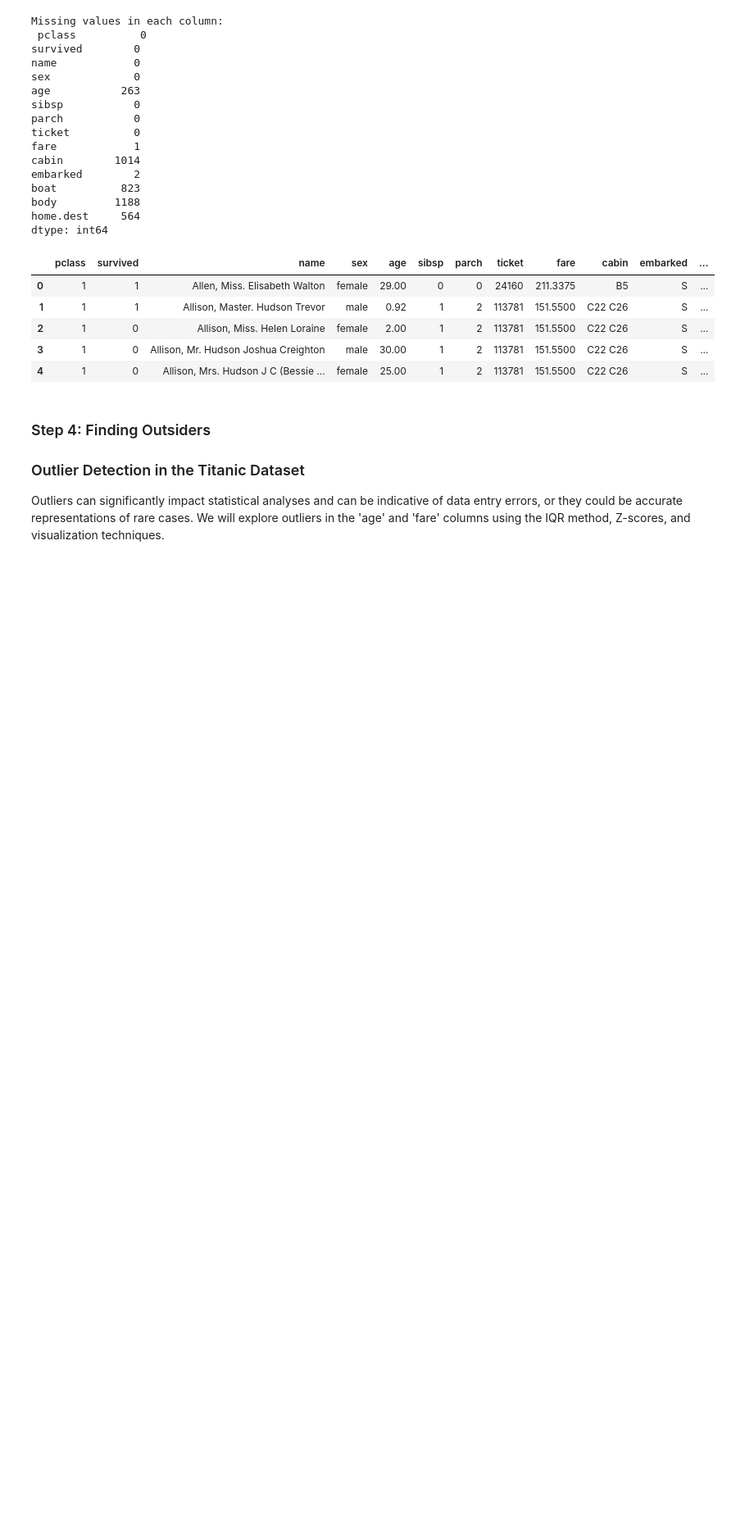
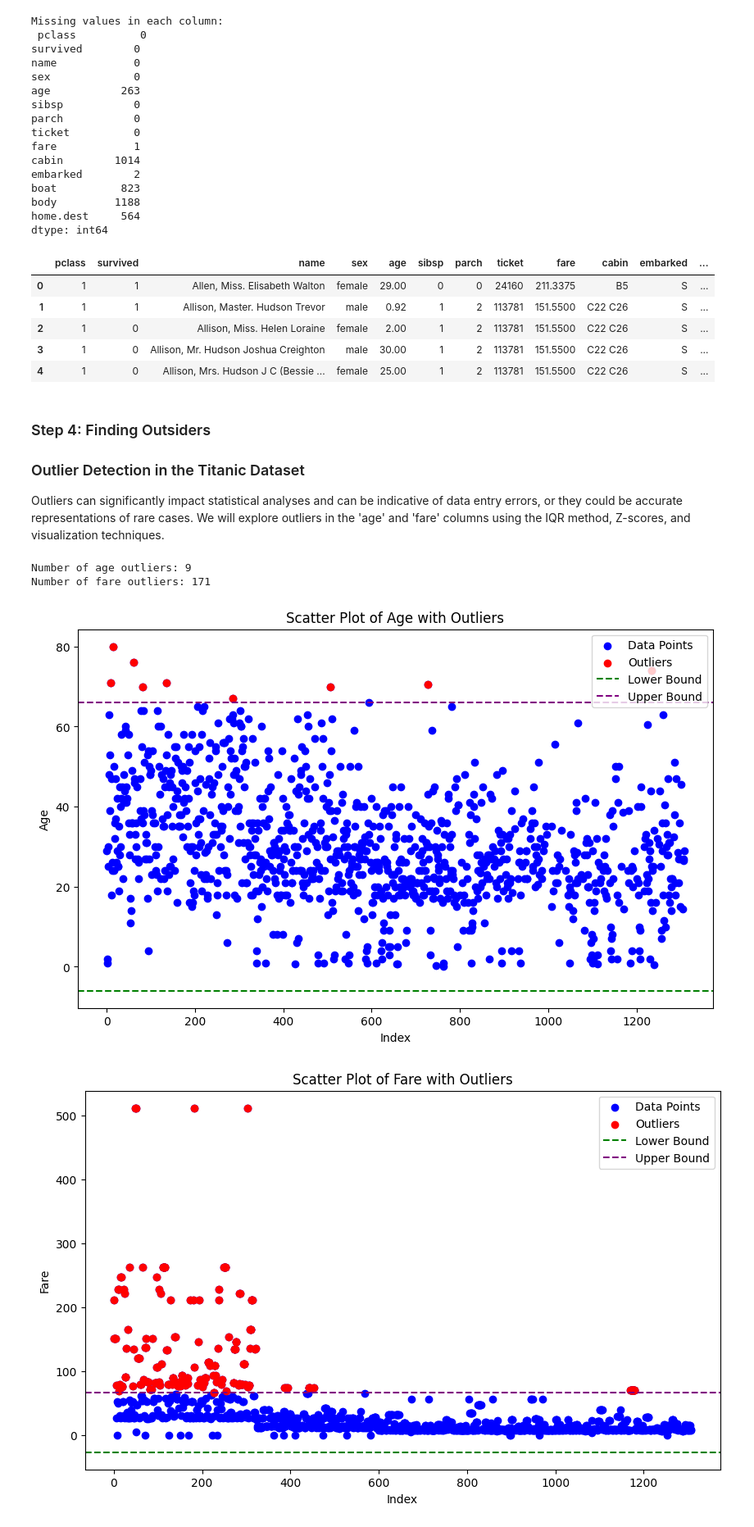
Before and after one commit to GoncaloMatias1/AI-Project_2, a Jupyter notebook: Project-2/src/titanic_analysis.ipynb, the cells around one changed output. Shown: that part at 82% size. Drawn from its saved outputs; the diff is of its cells as text; code cells hidden in the pictures; blank space fills up the shorter version.

```diff
--- a/Project-2/src/titanic_analysis.ipynb
+++ b/Project-2/src/titanic_analysis.ipynb
@@ -278,3 +277,71 @@ df.head(5)
 ### Outlier Detection in the Titanic Dataset
 
 Outliers can significantly impact statistical analyses and can be indicative of data entry errors, or they could be accurate representations of rare cases. We will explore outliers in the 'age' and 'fare' columns using the IQR method, Z-scores, and visualization techniques.
+# %%
+# Function to find outliers using the IQR method
+def find_outliers_iqr(df, column):
+    Q1 = df[column].quantile(0.25)
+    Q3 = df[column].quantile(0.75)
+    IQR = Q3 - Q1
+    lower_bound = Q1 - 1.5 * IQR
+    upper_bound = Q3 + 1.5 * IQR
+    outliers = df[(df[column] < lower_bound) | (df[column] > upper_bound)]
+    return outliers
+
+# Find outliers in 'age' and 'fare' columns
+age_outliers = find_outliers_iqr(df, 'age')
+fare_outliers = find_outliers_iqr(df, 'fare')
+
+print(f"Number of age outliers: {len(age_outliers)}")
+print(f"Number of fare outliers: {len(fare_outliers)}")
+
+# Scatter plot for age outliers
+plt.figure(figsize=(10, 6))
+plt.scatter(df.index, df['age'], color='blue', label='Data Points')
+plt.scatter(age_outliers.index, age_outliers['age'], color='red', label='Outliers')
+plt.axhline(y=df['age'].quantile(0.25) - 1.5 * (df['age'].quantile(0.75) - df['age'].quantile(0.25)), color='green', linestyle='--', label='Lower Bound')
+plt.axhline(y=df['age'].quantile(0.75) + 1.5 * (df['age'].quantile(0.75) - df['age'].quantile(0.25)), color='purple', linestyle='--', label='Upper Bound')
+plt.title('Scatter Plot of Age with Outliers')
+plt.xlabel('Index')
+plt.ylabel('Age')
+plt.legend()
+plt.show()
+
+# Scatter plot for fare outliers
+plt.figure(figsize=(10, 6))
+plt.scatter(df.index, df['fare'], color='blue', label='Data Points')
+plt.scatter(fare_outliers.index, fare_outliers['fare'], color='red', label='Outliers')
+plt.axhline(y=df['fare'].quantile(0.25) - 1.5 * (df['fare'].quantile(0.75) - df['fare'].quantile(0.25)), color='green', linestyle='--', label='Lower Bound')
+plt.axhline(y=df['fare'].quantile(0.75) + 1.5 * (df['fare'].quantile(0.75) - df['fare'].quantile(0.25)), color='purple', linestyle='--', label='Upper Bound')
+plt.title('Scatter Plot of Fare with Outliers')
+plt.xlabel('Index')
+plt.ylabel('Fare')
+plt.legend()
+plt.show()
+
+# Histogram for age with outlier thresholds
+plt.figure(figsize=(10, 6))
+plt.hist(df['age'].dropna(), bins=30, color='blue', edgecolor='black', alpha=0.7)
+plt.axvline(x=df['age'].quantile(0.25) - 1.5 * (df['age'].quantile(0.75) - df['age'].quantile(0.25)), color='green', linestyle='--', label='Lower Bound')
+plt.axvline(x=df['age'].quantile(0.75) + 1.5 * (df['age'].quantile(0.75) - df['age'].quantile(0.25)), color='purple', linestyle='--', label='Upper Bound')
+plt.title('Histogram of Age with Outlier Thresholds')
+plt.xlabel('Age')
+plt.ylabel('Count')
+plt.legend()
+plt.show()
+
+# Histogram for fare with outlier thresholds
+plt.figure(figsize=(10, 6))
+plt.hist(df['fare'], bins=30, color='blue', edgecolor='black', alpha=0.7)
+plt.axvline(x=df['fare'].quantile(0.25) - 1.5 * (df['fare'].quantile(0.75) - df['fare'].quantile(0.25)), color='green', linestyle='--', label='Lower Bound')
+plt.axvline(x=df['fare'].quantile(0.75) + 1.5 * (df['fare'].quantile(0.75) - df['fare'].quantile(0.25)), color='purple', linestyle='--', label='Upper Bound')
+plt.title('Histogram of Fare with Outlier Thresholds')
+plt.xlabel('Fare')
+plt.ylabel('Count')
+plt.legend()
+plt.show()
+# %% [output]
+Number of age outliers: 9
+Number of fare outliers: 171
+[figure, added]
+[figure, added]
```
Also changed, not shown: parts of 3 cells of this notebook.
